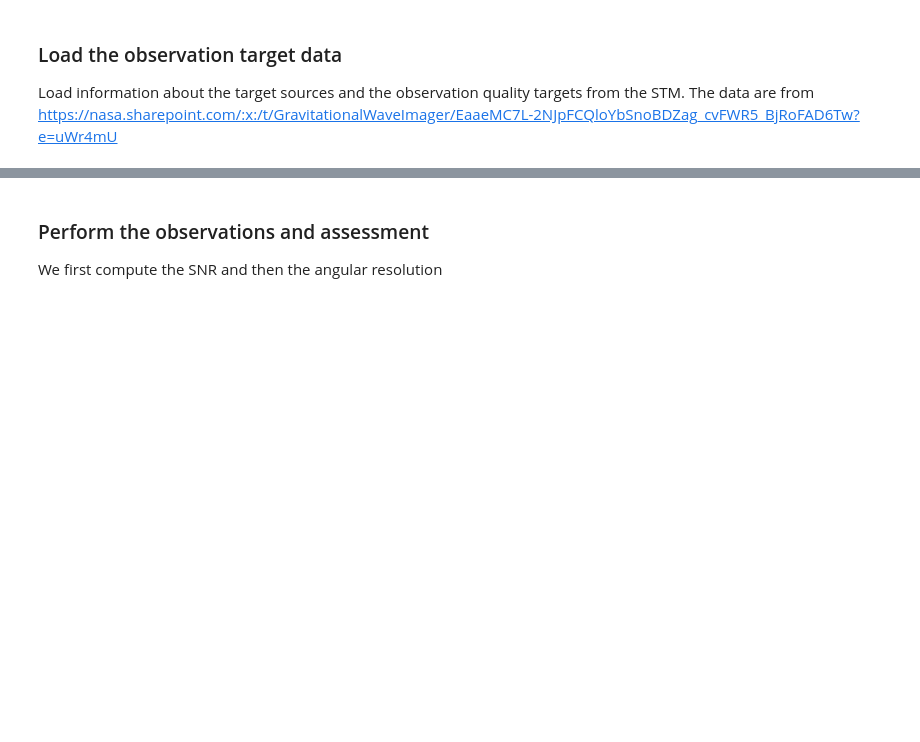
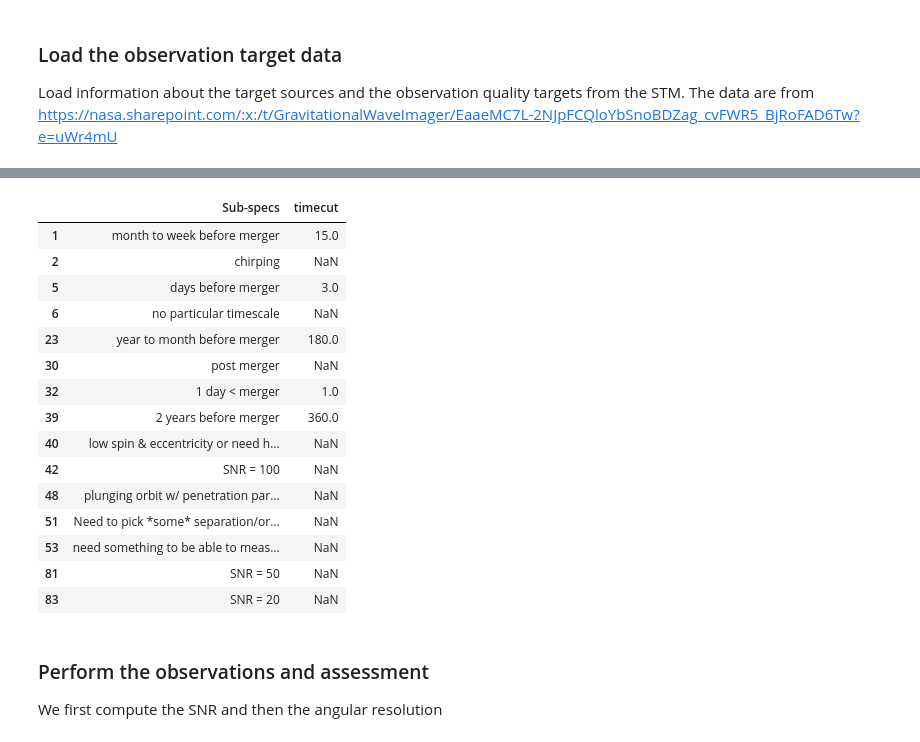
Before and after one commit to JohnGBaker/GWI-metrics, a Jupyter notebook: Notebooks/ObservationTargetsAssessor.ipynb, the cells around one changed output, grey strips where cells are left out. Saved outputs shown, nothing was run; the diff lists cells and outputs as text; code cells hidden in the pictures; blank space fills up the shorter version.

```diff
--- a/Notebooks/ObservationTargetsAssessor.ipynb
+++ b/Notebooks/ObservationTargetsAssessor.ipynb
@@ -217,3 +242,23 @@ display(df)
+# %%
+minidf=df[['Sub-specs','timecut']]
+display(minidf.drop_duplicates())
+# %% [output]
+|  | Sub-specs | timecut |
+| 1 | month to week before merger | 15.0 |
+| 2 | chirping | NaN |
+| 5 | days before merger | 3.0 |
+| 6 | no particular timescale | NaN |
+| 23 | year to month before merger | 180.0 |
+| 30 | post merger | NaN |
+| 32 | 1 day < merger | 1.0 |
+| 39 | 2 years before merger | 360.0 |
+| 40 | low spin & eccentricity or need h... | NaN |
+| 42 | SNR = 100 | NaN |
+| 48 | plunging orbit w/ penetration par... | NaN |
+| 51 | Need to pick *some* separation/or... | NaN |
+| 53 | need something to be able to meas... | NaN |
+| 81 | SNR = 50 | NaN |
+| 83 | SNR = 20 | NaN |
 # %%
 # make source dictionaries
 objectiveList=[]
```
Also changed, not shown: parts of 5 cells of this notebook.
